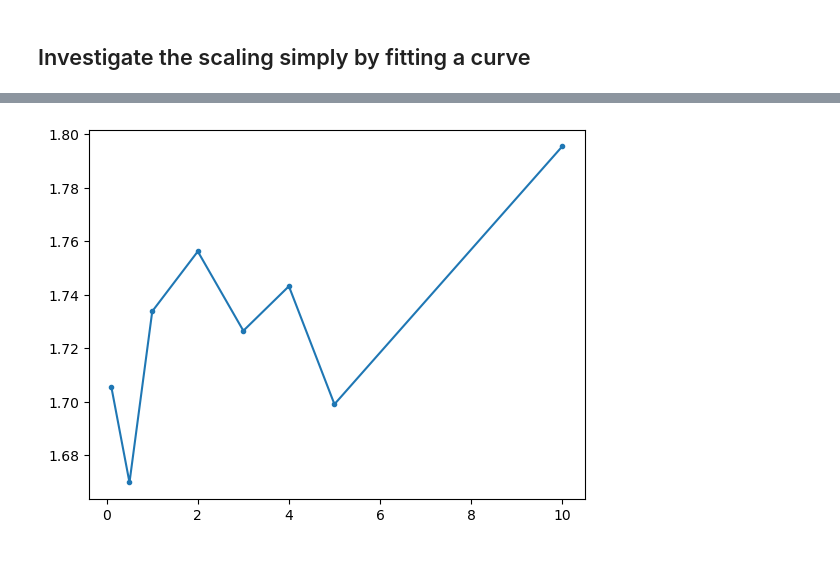
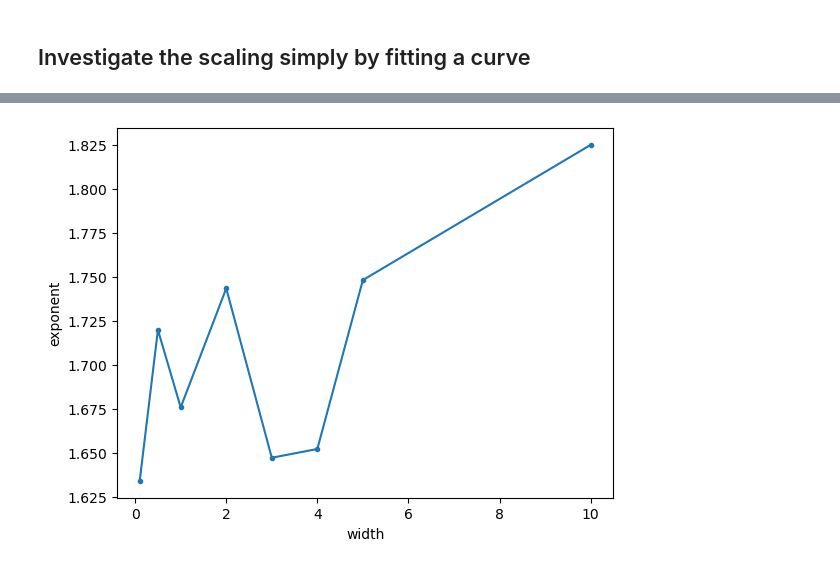
Before and after one commit to sciai-lab/BranchedOT, a Jupyter notebook: notebooks/Evaluation - Kernelwidth in topology optimization.ipynb, the cells around one changed output, grey strips where cells are left out. Cells and saved outputs as stored; diff of their text form; code cells hidden in the pictures.

```diff
--- a/notebooks/Evaluation - Kernelwidth in topology optimization.ipynb
+++ b/notebooks/Evaluation - Kernelwidth in topology optimization.ipynb
@@ -16,8 +16,8 @@ sys.path.append('../src/')
 from iterative_geometry_solver import iterative_geometry_solver
 # %%
 kernel_width_arr = np.array([0.1, 0.5, 1, 2, 3, 4, 5, 10])
-#num_terminals_arr = np.array([10, 20, 30, 50, 70, 100, 150])
-num_terminals_arr = np.array([10, 20, 30, 50])
+# num_terminals_arr = np.array([10, 20, 30, 50, 70, 100, 150])
+num_terminals_arr = np.array([10, 20, 30, 50, 70])
 num_problems = 50
 
 mean_cost_arr = np.zeros((len(num_terminals_arr),len(kernel_width_arr)))
@@ -145,6 +145,8 @@ c= [1.14859514 1.74321139]
 ... (4 outputs left out)
 # %%
 plt.plot(kernel_width_arr, p_arr, marker=".", linestyle="-")
+plt.xlabel("width")
+plt.ylabel("exponent")
 plt.show()
 # %% [output]
-[figure, old version]
+[figure, new version]
```
Also changed, not shown: parts of 4 cells of this notebook, 3 other files.
